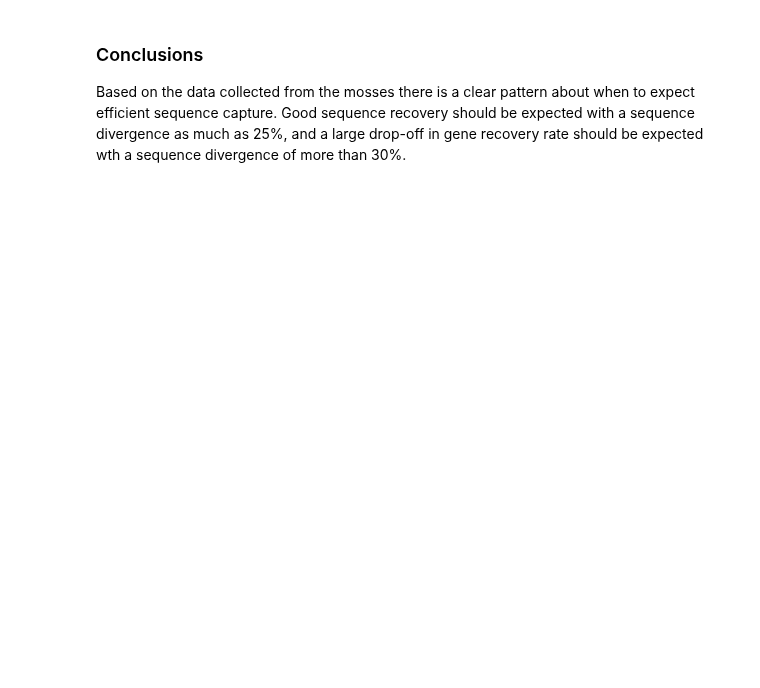
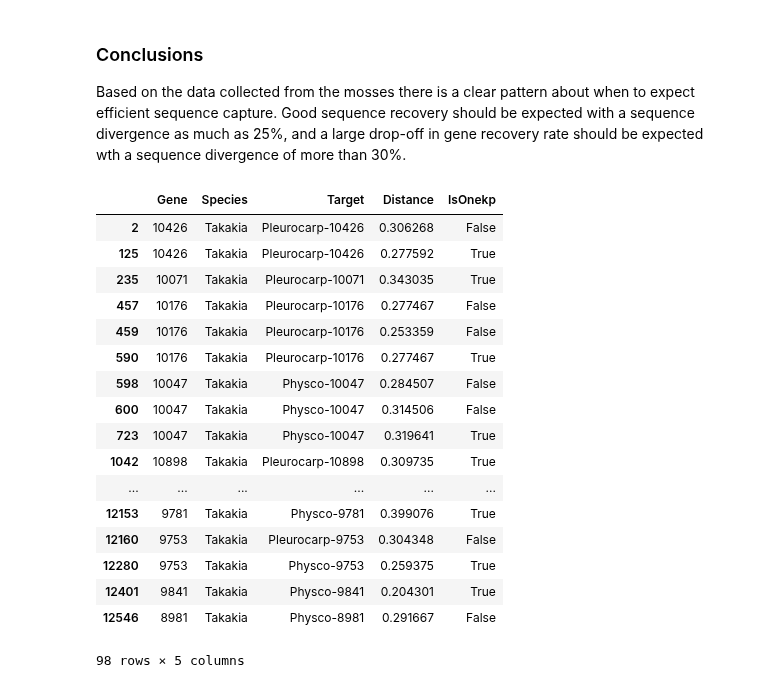
Before and after one commit to mossmatters/MJPythonNotebooks, a Jupyter notebook: MossTargetCaptureEfficiency.ipynb, the cells around one changed output. Cells and saved outputs as stored; diff of their text form; code cells hidden in the pictures; blank space fills up the shorter version.

```diff
--- a/MossTargetCaptureEfficiency.ipynb
+++ b/MossTargetCaptureEfficiency.ipynb
@@ -106,0 +109,21 @@ Based on the data collected from the mosses there is a clear pattern about when
+# %%
+takakia
+# %% [output]
+|  | Gene | Species | Target | Distance | IsOnekp |
+| 2 | 10426 | Takakia | Pleurocarp-10426 | 0.306268 | False |
+| 125 | 10426 | Takakia | Pleurocarp-10426 | 0.277592 | True |
+| 235 | 10071 | Takakia | Pleurocarp-10071 | 0.343035 | True |
+| 457 | 10176 | Takakia | Pleurocarp-10176 | 0.277467 | False |
+| 459 | 10176 | Takakia | Pleurocarp-10176 | 0.253359 | False |
+| 590 | 10176 | Takakia | Pleurocarp-10176 | 0.277467 | True |
+| 598 | 10047 | Takakia | Physco-10047 | 0.284507 | False |
+| 600 | 10047 | Takakia | Physco-10047 | 0.314506 | False |
+| 723 | 10047 | Takakia | Physco-10047 | 0.319641 | True |
+| 1042 | 10898 | Takakia | Pleurocarp-10898 | 0.309735 | True |
+| ... | ... | ... | ... | ... | ... |
+| 12153 | 9781 | Takakia | Physco-9781 | 0.399076 | True |
+| 12160 | 9753 | Takakia | Pleurocarp-9753 | 0.304348 | False |
+| 12280 | 9753 | Takakia | Physco-9753 | 0.259375 | True |
+| 12401 | 9841 | Takakia | Physco-9841 | 0.204301 | True |
+| 12546 | 8981 | Takakia | Physco-8981 | 0.291667 | False |
+98 rows × 5 columns
```
Also changed, not shown: parts of 4 cells of this notebook, 2 other files.
